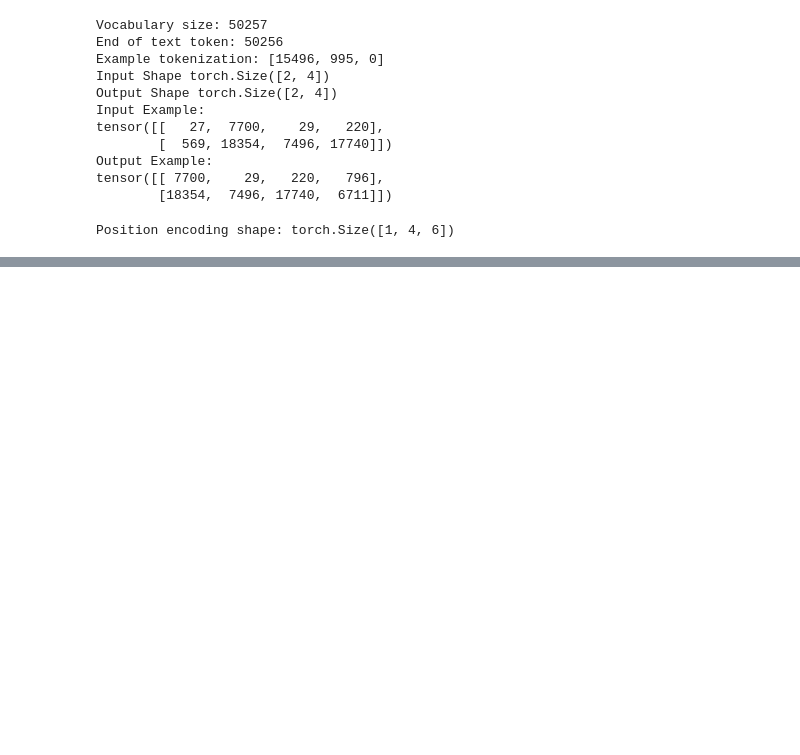
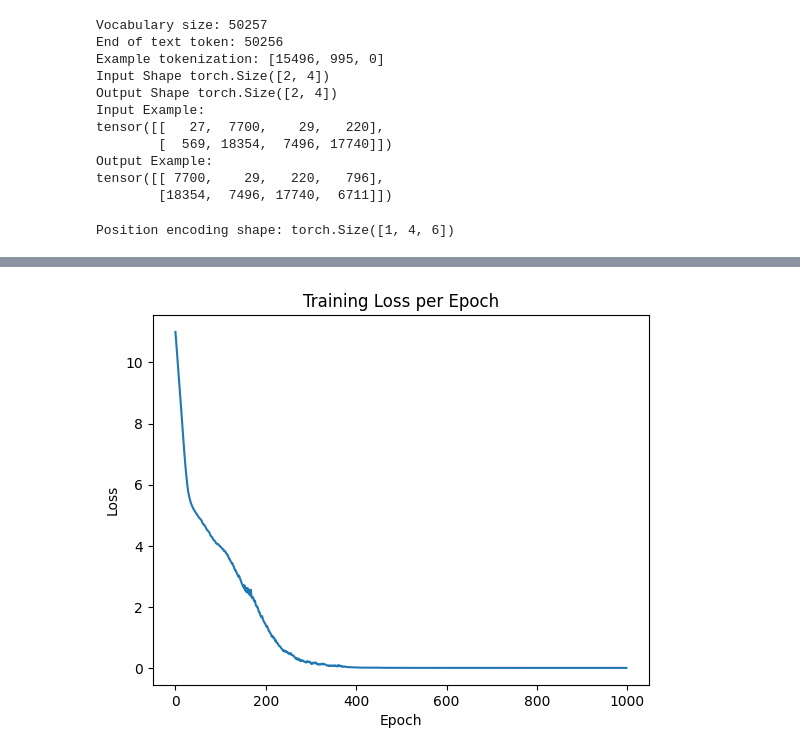
Before and after one commit to OGuenoun/LM-AUM, a Jupyter notebook: LM_AUM_training.ipynb, the cells around one changed output, grey strips where cells are left out. Saved outputs shown, nothing was run; the diff lists cells and outputs as text; code cells hidden in the pictures; blank space fills up the shorter version.

```diff
--- a/LM_AUM_training.ipynb
+++ b/LM_AUM_training.ipynb
@@ -10,8 +10,7 @@ from datasets import Dataset
 from torch.utils.data import DataLoader
 from transformers import AutoTokenizer
 from torch.optim.lr_scheduler import _LRScheduler
-warnings.filterwarnings("ignore")
-device = torch.device("cuda" if torch.cuda.is_available() else "cpu")
+device = torch.device("cpu" if torch.cuda.is_available() else "cpu")
 print(device)
 # %% [output]
 cpu
@@ -307,7 +390,7 @@ def ROC_AUC_micro(pred_tensor, label_tensor):
 # Example config:
 batch_size = 10
 sequence_len = 128
-num_steps = 300
+num_steps = 1000
 train_inputs, train_targets, _, _ = get_dataset(10, sequence_len, 0)
 config = GPTConfig(
     vocab_size=tokenizer.n_vocab,
@@ -317,62 +400,56 @@ config = GPTConfig(
     seq_len=sequence_len,
 )
 
+loss_dict={
+    "AUM_micro": Proposed_AUM_micro,
+    "AUM_macro": Proposed_AUM_macro,
+    "Cross-entropy": F.cross_entropy
+}
 
-# Create the GPT model
-model = GPTModel(config)
+# Define Scheduler
 
-# Define the optimizer
-optimizer = torch.optim.Adam(model.parameters(), lr=5e-4)
+
+
 
 # Training loop
-i = 1
-MicroAUM_losses = []
 
-while i < num_steps:
-    for j in range(0, len(train_inputs), batch_size):
-        x = train_inputs[j:j+batch_size]
-        y = train_targets[j:j+batch_size]
+for name,func in loss_dict.items():
+    i = 1
+    model = GPTModel(config)
+    optimizer = torch.optim.Adam(model.parameters(), lr=1e-3)
+    scheduler = torch.optim.lr_scheduler.ReduceLROnPlateau(optimizer, mode='min',factor=0.2, patience=20, min_lr=5e-6, threshold=1e-4)
+    losses = []
+    while i < num_steps:
+        for j in range(0, len(train_inputs), batch_size):
+            x = train_inputs[j:j+batch_size]
+            y = train_targets[j:j+batch_size]
 
-        # Forward pass
-        logits = model(x)
-        loss = Proposed_AUM_micro(logits.view(-1, logits.size(-1)), y.view(-1))
-        loss.backward()
+            # Forward pass
+            logits = model(x)
+            loss = func(logits.view(-1, logits.size(-1)), y.view(-1))
+            loss.backward()
 
-        # Gradient clipping
-        torch.nn.utils.clip_grad_norm_(model.parameters(), max_norm=1.0)
+            # Gradient clipping
+            torch.nn.utils.clip_grad_norm_(model.parameters(), max_norm=1.0)
 
-        MicroAUM_losses.append(loss.item())
+            losses.append(loss.item())
 
-        optimizer.step()
-        optimizer.zero_grad()
-        loss = loss.item()
-        print(f"Step {i+1}/{num_steps}, AUMLoss: {loss}")
+            optimizer.step()
+            optimizer.zero_grad()
 
-        i += 1
 
-i = 1
-CE_losses = []
-model_CE=GPTModel(config)
-optimizer_CE = torch.optim.Adam(model_CE.parameters(), lr=5e-4)
-while i < num_steps:
-    for j in range(0, len(train_inputs), batch_size):
-        x = train_inputs[j:j+batch_size]
-        y = train_targets[j:j+batch_size]
 
-        # Forward pass
-        logits = model_CE(x)
-        loss = F.cross_entropy(logits.view(-1, logits.size(-1)), y.view(-1))
-        loss.backward()
+            loss = loss.item()
+            scheduler.step(loss)
+            lr = optimizer.param_groups[0]["lr"]
 
-        # Gradient clipping
-        torch.nn.utils.clip_grad_norm_(model.parameters(), max_norm=1.0)
-
-        CE_losses.append(loss.item())
-
-        optimizer_CE.step()
-        optimizer_CE.zero_grad()
-        loss = loss.item()
-        print(f"Step {i}/{num_steps}, CELoss: {loss}")
-
-        i += 1
+            print(f"Step {i+1}/{num_steps}, {name} Loss: {loss}, LR: {lr}")
+            i += 1
+    plt.clf()
+    plt.plot(losses)
+    plt.title("Training Loss per Epoch")
+    plt.xlabel("Epoch")
+    plt.ylabel("Loss")
+    plt.savefig(f"{name} training_loss.png", dpi=300)
+    torch.save(model, f"{name}_model_pretrain.pth")
 # %% [output]
@@ -396,0 +473 @@ KeyboardInterrupt:
+[figure, added]
```
Also changed, not shown: parts of 10 cells of this notebook, 1 other file.
